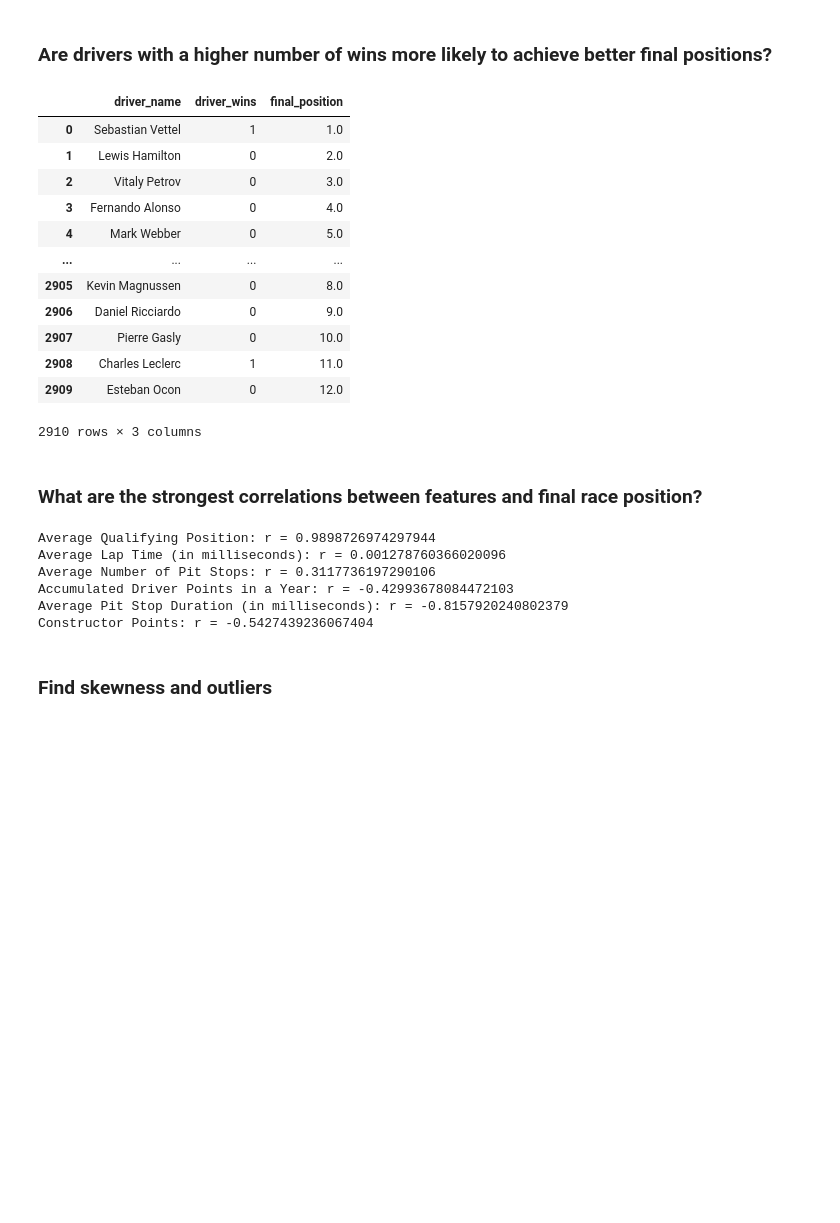
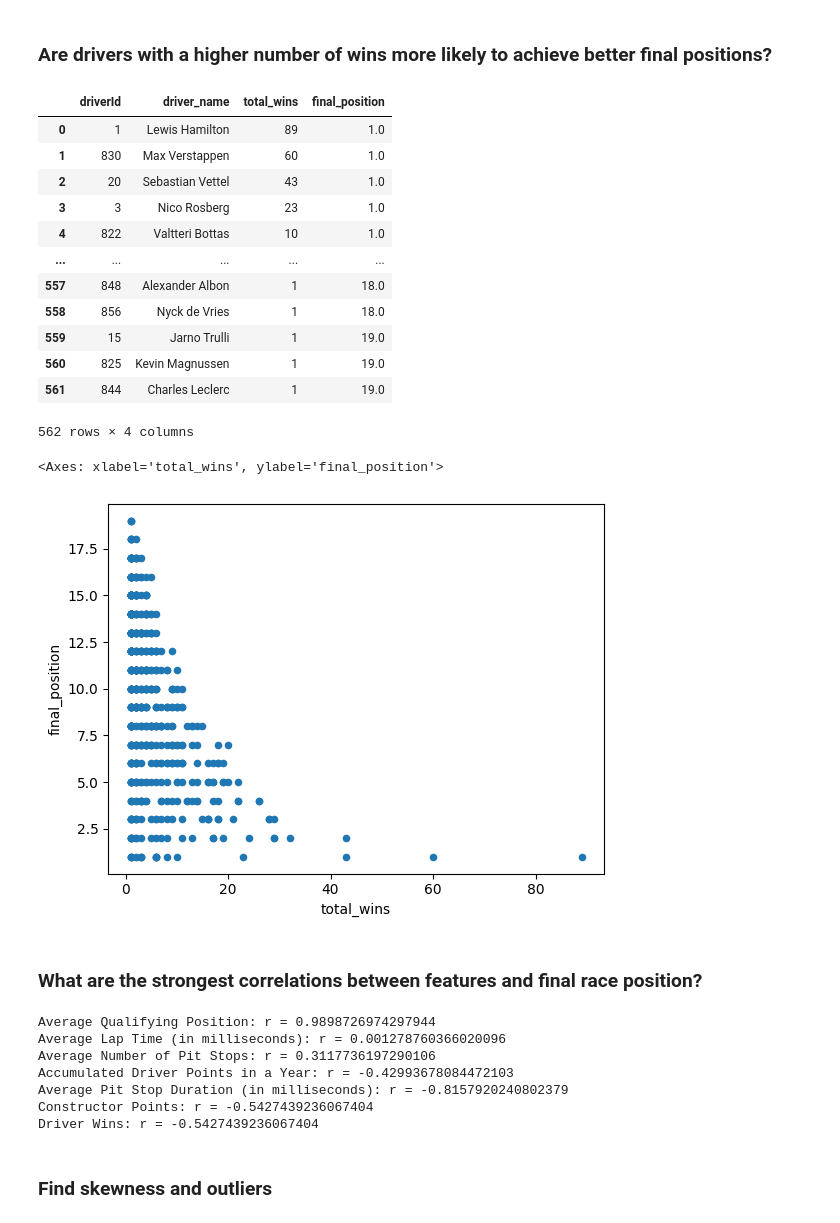
Before and after one commit to jennydang61/Driver-Performance-Prediction, a Jupyter notebook: formula1.ipynb, the cells around one changed output. Cells and saved outputs as stored; diff of their text form; code cells hidden in the pictures; blank space fills up the shorter version.

Commit message:
driver wins done

```diff
--- a/formula1.ipynb
+++ b/formula1.ipynb
@@ -788,22 +788,26 @@ constructor_points_influence.plot(kind='scatter', x='constructor_points', y='fin
 # %% [markdown]
 ### Are drivers with a higher number of wins more likely to achieve better final positions?
 # %%
-driver_win_influence = pd.read_sql_query('SELECT driver_name, driver_wins, final_position FROM formula_one;',conn)
+driver_win_influence = pd.read_sql_query('SELECT driverId, driver_name, COUNT(driver_wins) as total_wins, final_position FROM formula_one GROUP BY driverId, driver_name, final_position ORDER BY final_position, total_wins DESC',conn)
 display(driver_win_influence)
+driver_win_influence.to_csv('file1.csv')
+driver_win_influence.plot(kind='scatter', x='total_wins', y='final_position')
 # %% [output]
-|  | driver_name | driver_wins | final_position |
-| 0 | Sebastian Vettel | 1 | 1.0 |
-| 1 | Lewis Hamilton | 0 | 2.0 |
-| 2 | Vitaly Petrov | 0 | 3.0 |
-| 3 | Fernando Alonso | 0 | 4.0 |
-| 4 | Mark Webber | 0 | 5.0 |
-| ... | ... | ... | ... |
-| 2905 | Kevin Magnussen | 0 | 8.0 |
-| 2906 | Daniel Ricciardo | 0 | 9.0 |
-| 2907 | Pierre Gasly | 0 | 10.0 |
-| 2908 | Charles Leclerc | 1 | 11.0 |
-| 2909 | Esteban Ocon | 0 | 12.0 |
+|  | driverId | driver_name | total_wins | final_position |
+| 0 | 1 | Lewis Hamilton | 89 | 1.0 |
+| 1 | 830 | Max Verstappen | 60 | 1.0 |
+| 2 | 20 | Sebastian Vettel | 43 | 1.0 |
+| 3 | 3 | Nico Rosberg | 23 | 1.0 |
+| 4 | 822 | Valtteri Bottas | 10 | 1.0 |
+| ... | ... | ... | ... | ... |
+| 557 | 848 | Alexander Albon | 1 | 18.0 |
+| 558 | 856 | Nyck de Vries | 1 | 18.0 |
+| 559 | 15 | Jarno Trulli | 1 | 19.0 |
+| 560 | 825 | Kevin Magnussen | 1 | 19.0 |
+| 561 | 844 | Charles Leclerc | 1 | 19.0 |
-2910 rows × 3 columns
+562 rows × 4 columns
+<Axes: xlabel='total_wins', ylabel='final_position'>
+[figure, added]
 # %% [markdown]
 ### What are the strongest correlations between features and final race position?
 # %%
@@ -825,6 +829,9 @@ print("Average Pit Stop Duration (in milliseconds): r =", avg_stop_duration_corr
 
 constructor_points_correlation = constructor_points_influence['constructor_points'].corr(constructor_points_influence['final_position'])
 print("Constructor Points: r =", constructor_points_correlation)
+
+driver_win_correlation = driver_win_influence['total_wins'].corr(driver_win_influence['final_position'])
+print("Driver Wins: r =", constructor_points_correlation)
 # %% [output]
 Average Qualifying Position: r = 0.9898726974297944
 Average Lap Time (in milliseconds): r = 0.001278760366020096
@@ -832,6 +839,7 @@ Average Number of Pit Stops: r = 0.3117736197290106
 Accumulated Driver Points in a Year: r = -0.42993678084472103
 Average Pit Stop Duration (in milliseconds): r = -0.8157920240802379
 Constructor Points: r = -0.5427439236067404
+Driver Wins: r = -0.5427439236067404
 # %% [markdown]
 ### Find skewness and outliers
 # %%
```
Also changed, not shown: 2 other files.
